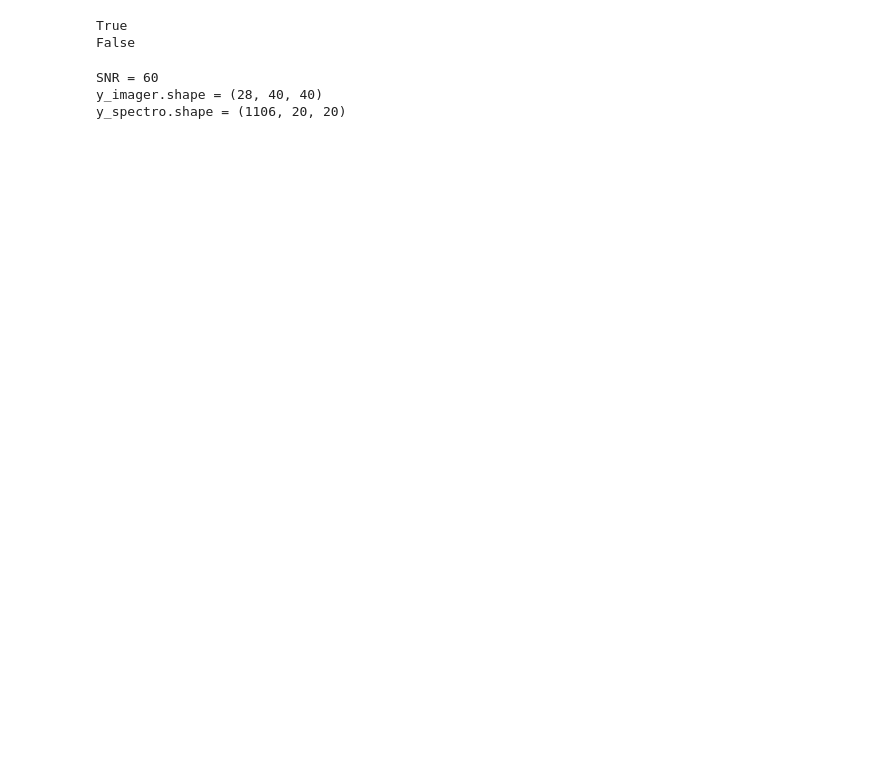
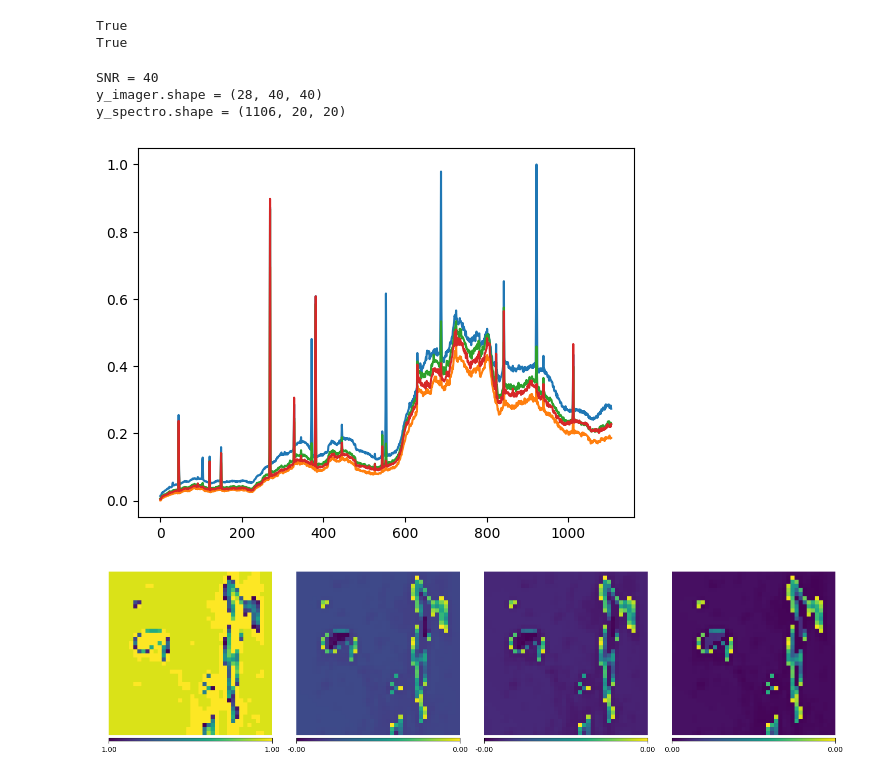
Before and after one commit to Pierre-LaurentC/MS-HS-Fusion-Study-Case, a Jupyter notebook: run_fusion_methods.ipynb, the cells around one changed output. Drawn from its saved outputs; the diff is of its cells as text; code cells hidden in the pictures; blank space fills up the shorter version.

```diff
--- a/run_fusion_methods.ipynb
+++ b/run_fusion_methods.ipynb
@@ -196,7 +230,7 @@ mirim_model_for_fusion = Mirim_Model_For_Fusion(
 # =============================================================================
 
 # creation of spectro model from scratch
-spectro_model = Spectro_Model_3(
+spectro_model = Spectro_Model_Initial(
     NIRSpec_PSF, L_pce_spectro, di, dj, lamb_cube, absolute_L_specs, shape_target
 )
 
@@ -204,15 +238,14 @@ print(dottest(spectro_model))
 print(fwadjtest(spectro_model))
 # %% [output]
 True
-False
+True
 # %%
-L_snr = 60
+L_snr = 40
 snr_poisson = 150
 print(f"SNR = {L_snr}")
-
+flat = np.load("/home/plcristille/dev/JWST/NIRCam_NIRSpec/NIRSpec_spectra/FLAT_spectro_20.npy")
 # y_imager, L_std_mirim = noise_data.make_obs_data_with_snr(mirim_model_for_fusion, true_maps, L_snr[0])
 # y_spectro, L_std_spectro = noise_data.make_obs_data_with_snr(spectro_model, true_maps, L_snr[0])
-
 
 ms_poisson, gain = make_poisson_bandwise(mirim_model_for_fusion.forward(true_maps), snr_poisson)
 y_imager, L_std_mirim = make_image_with_snr_gaussian(ms_poisson, L_snr)
@@ -226,6 +259,6 @@ mu_spectro = mu_instru(L_std_spectro)
 print("y_imager.shape = {}".format(y_imager.shape))
 print("y_spectro.shape = {}".format(y_spectro.shape))
 # %% [output]
-SNR = 60
+SNR = 40
 y_imager.shape = (28, 40, 40)
 y_spectro.shape = (1106, 20, 20)
@@ -231,0 +306,21 @@ y_spectro.shape = (1106, 20, 20)
+# %%
+from pysptools.eea import NFINDR
+from pysptools.abundance_maps import FCLS
+
+n_endmembers = 4
+
+n_bands, height, width = y_spectro.transpose(1,2,0).shape
+n_pixels = height * width
+reshaped_data = y_spectro.transpose(1,2,0).reshape(n_bands, n_pixels)
+nfindr = NFINDR()
+endmembers = nfindr.extract(y_spectro.transpose(1,2,0), n_endmembers, maxit=5, normalize=True)
+fcls = FCLS()
+abundance_maps = fcls.map(GT.transpose(1,2,0), endmembers).transpose(2,0,1)
+# %%
+plt.plot(endmembers.T)
+plt.show()
+
+plot_sampled_images(abundance_maps, nb_columns=5, size=(15,7))
+# %% [output]
+[figure, added]
+[figure, added]
```
Also changed, not shown: parts of 20 cells of this notebook, 2 other files.
